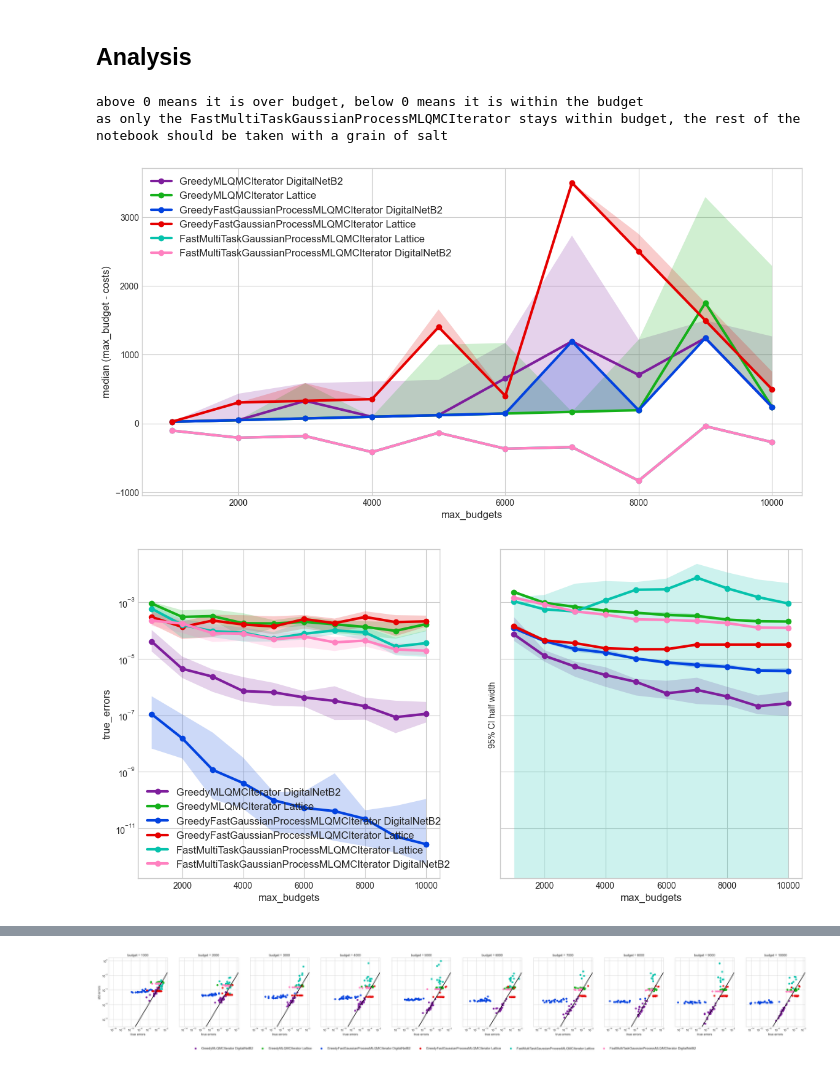
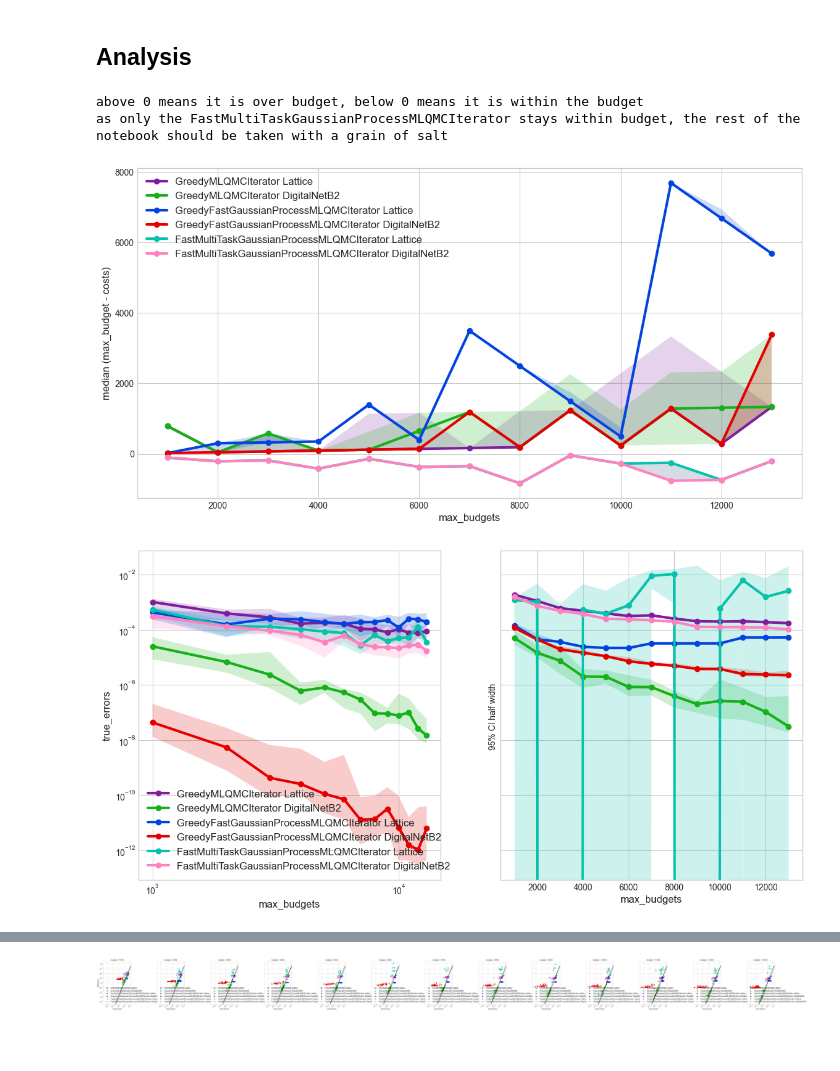
Before and after one commit to sandialabs/mlqmcpy, a Jupyter notebook: examples/budgeted_comparison_analytic.ipynb, the cells around one changed output, grey strips where cells are left out. Saved outputs shown, nothing was run; the diff lists cells and outputs as text; code cells hidden in the pictures; blank space fills up the shorter version.

Commit message:
small run comparison

```diff
--- a/examples/budgeted_comparison_analytic.ipynb
+++ b/examples/budgeted_comparison_analytic.ipynb
@@ -31,8 +34,8 @@ if not os.path.isfile(datafile) or force_experiment:
     # parameters
     dimension = 2
     num_levels = 3
-    initial_sample_size = 2**6
-    max_budgets = 1000*np.arange(1,11)
+    initial_sample_size = 2**7
+    max_budgets = 1000*np.arange(1,14)
     trials = 25
     zip_IteratorClass_DiscreteDistribClass = [
         (mp.GreedyMLQMCIterator,qp.Lattice),
@@ -88,7 +91,7 @@ if not os.path.isfile(datafile) or force_experiment:
         "std_errors": std_errors,
         "true_errors": true_errors,
     }
-    np.save("./budgeted_comparison_analytic.data.npy",data)
+    np.save(datafile,data)
 else:
     data = np.load(datafile,allow_pickle=True)[()]
     dimension = data["dimension"]
@@ -120,7 +141,7 @@ print("as only the FastMultiTaskGaussianProcessMLQMCIterator stays within budget
 # %% [output]
 above 0 means it is over budget, below 0 means it is within the budget
 as only the FastMultiTaskGaussianProcessMLQMCIterator stays within budget, the rest of the notebook should be taken with a grain of salt
-[figure, old version]
+[figure, new version]
 # %%
 confidence = .95
 beta = scipy.stats.norm.ppf(1-(1-confidence)/2)
@@ -135,23 +156,24 @@ for i,name in enumerate(names):
 
 ax[0].legend(frameon=False,fontsize="large")
 ax[0].set_yscale("log",base=10)
+ax[0].set_xscale("log",base=10)
 ax[0].set_ylabel("true_errors",fontsize="large")
 ax[1].set_ylabel("%d%% CI half width "%int(100*confidence))
 for j in range(2):
     ax[j].set_xlabel("max_budgets",fontsize="large")
 # %% [output]
-[figure, old version]
+[figure, new version]
 # %%
 fig,ax = pyplot.subplots(nrows=1,ncols=len(max_budgets),figsize=(WIDTH*len(max_budgets)/3,WIDTH/3),sharex=True,sharey=True)
 for i,name in enumerate(names):
     for j in range(len(max_budgets)):
         ax[j].scatter(true_errors[i,j],std_errors[i,j],label=name)
         ax[j].axline(xy1=(0,0),slope=1,color="k")
-ax[0].legend(frameon=False,fontsize="large",ncols=len(max_budgets),bbox_to_anchor=(10,-.25))
 ax[0].set_xscale("log",base=10)
 ax[0].set_yscale("log",base=10)
 ax[0].set_ylabel("std errors",fontsize="large")
 for j in range(len(max_budgets)):
+    ax[j].legend(frameon=False,fontsize="large")#,ncols=len(max_budgets),bbox_to_anchor=(10,-.25))
     ax[j].set_xlabel("true errors",fontsize="large")
     ax[j].set_title("budget = %d"%max_budgets[j])
 fig.tight_layout()
@@ -161 +181 @@ fig.tight_layout()
-[figure, old version]
+[figure, new version]
```
Also changed, not shown: parts of 3 cells of this notebook.
